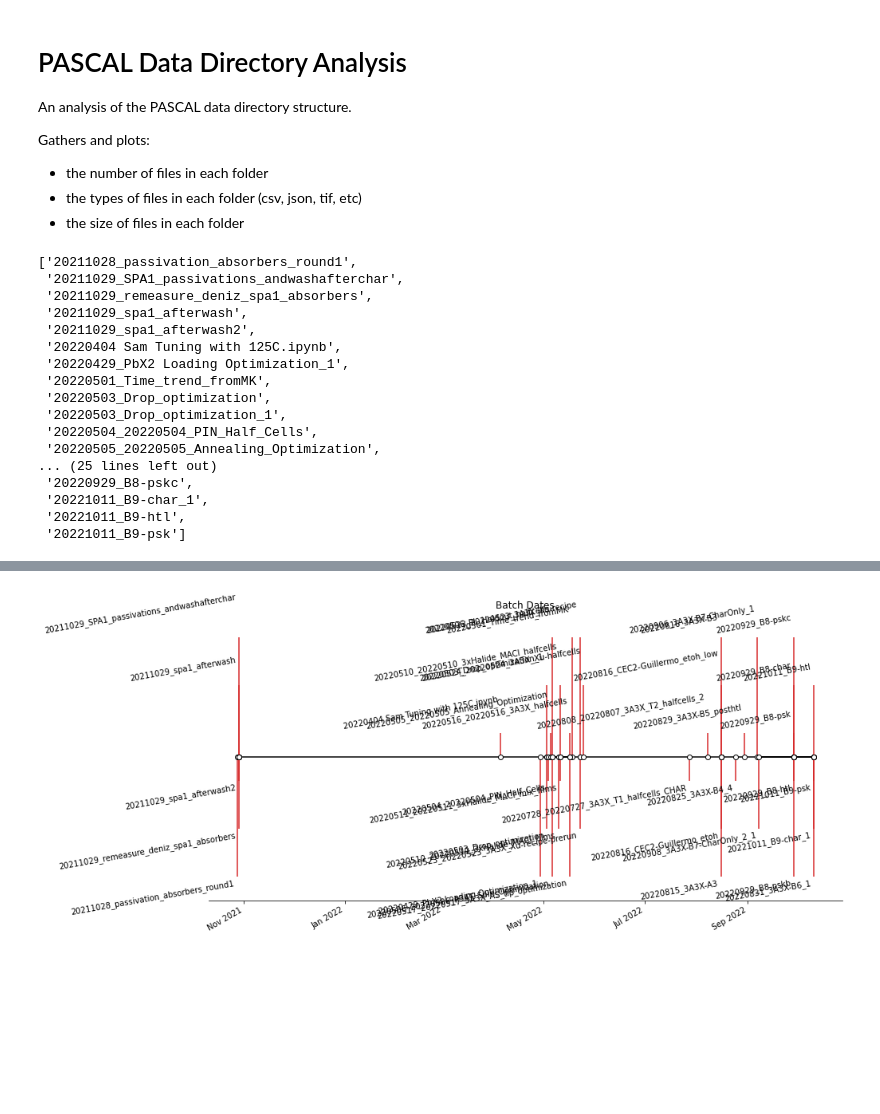
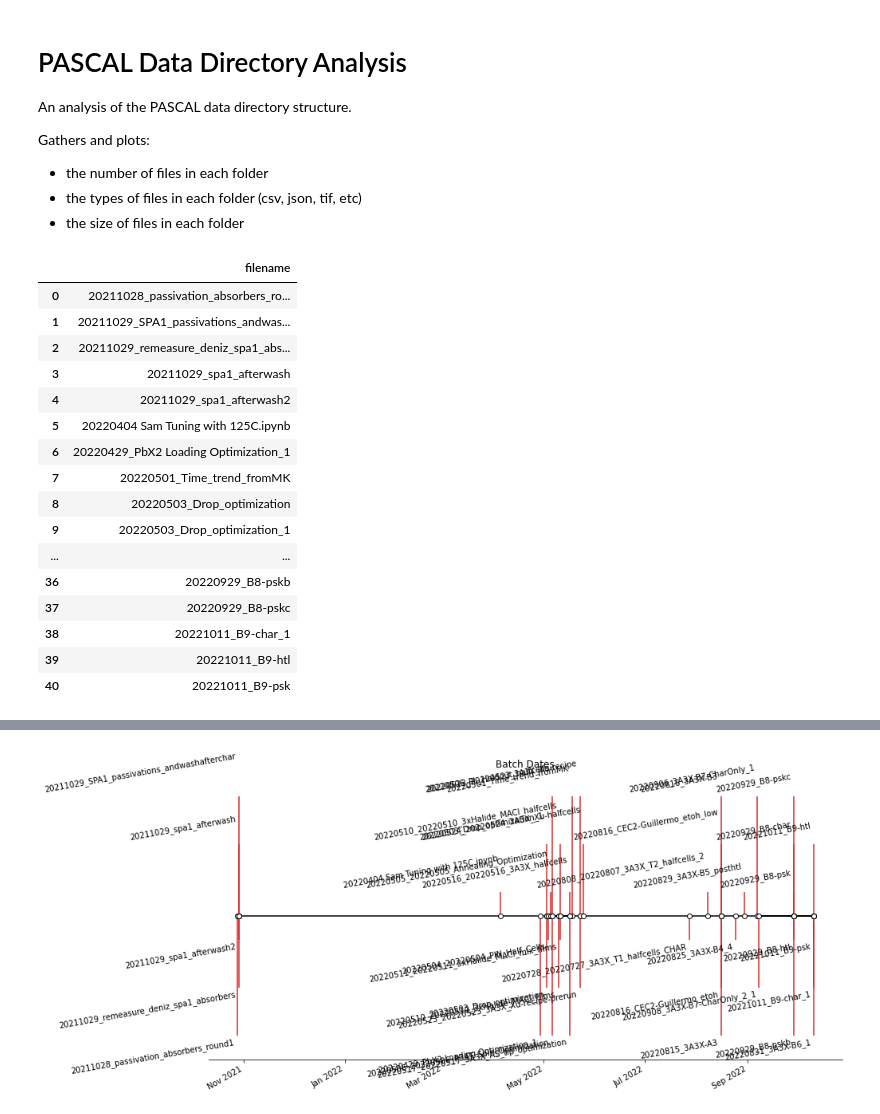
Before and after one commit to fenning-research-group/PASCAL_TrainView, a Jupyter notebook: directory_analysis.ipynb, the cells around one changed output, grey strips where cells are left out. Drawn from its saved outputs; the diff is of its cells as text; code cells hidden in the pictures; blank space fills up the shorter version.

Commit message:
switch to pandas dataframes

```diff
--- a/directory_analysis.ipynb
+++ b/directory_analysis.ipynb
@@ -16,27 +18,27 @@ from datetime import datetime
 # %%
 base_dir = '../fenning-lab-drive/StaffFolders/Deniz Cakan/PASCAL_filedrop'
 
 # see how many batches are in the base_dir
-batch_dirs = os.listdir(base_dir)
+batch_dirs = pd.DataFrame(os.listdir(base_dir), columns=['filename'])
 batch_dirs
 # %% [output]
-['20211028_passivation_absorbers_round1',
- '20211029_SPA1_passivations_andwashafterchar',
- '20211029_remeasure_deniz_spa1_absorbers',
- '20211029_spa1_afterwash',
- '20211029_spa1_afterwash2',
- '20220404 Sam Tuning with 125C.ipynb',
- '20220429_PbX2 Loading Optimization_1',
- '20220501_Time_trend_fromMK',
- '20220503_Drop_optimization',
- '20220503_Drop_optimization_1',
- '20220504_20220504_PIN_Half_Cells',
- '20220505_20220505_Annealing_Optimization',
-... (25 lines left out)
- '20220929_B8-pskc',
- '20221011_B9-char_1',
- '20221011_B9-htl',
- '20221011_B9-psk']
+|  | filename |
+| 0 | 20211028_passivation_absorbers_ro... |
+| 1 | 20211029_SPA1_passivations_andwas... |
+| 2 | 20211029_remeasure_deniz_spa1_abs... |
+| 3 | 20211029_spa1_afterwash |
+| 4 | 20211029_spa1_afterwash2 |
+| 5 | 20220404 Sam Tuning with 125C.ipynb |
+| 6 | 20220429_PbX2 Loading Optimization_1 |
+| 7 | 20220501_Time_trend_fromMK |
+| 8 | 20220503_Drop_optimization |
+| 9 | 20220503_Drop_optimization_1 |
+| ... | ... |
+| 36 | 20220929_B8-pskb |
+| 37 | 20220929_B8-pskc |
+| 38 | 20221011_B9-char_1 |
+| 39 | 20221011_B9-htl |
+| 40 | 20221011_B9-psk |
 # %%
 # get modification time
 dates = []
```
Also changed, not shown: parts of 3 cells of this notebook.
